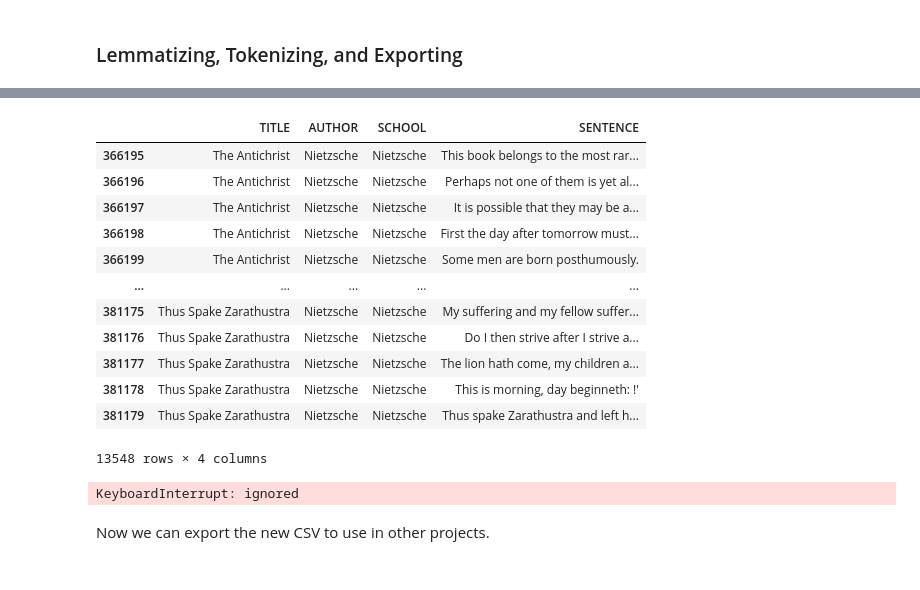
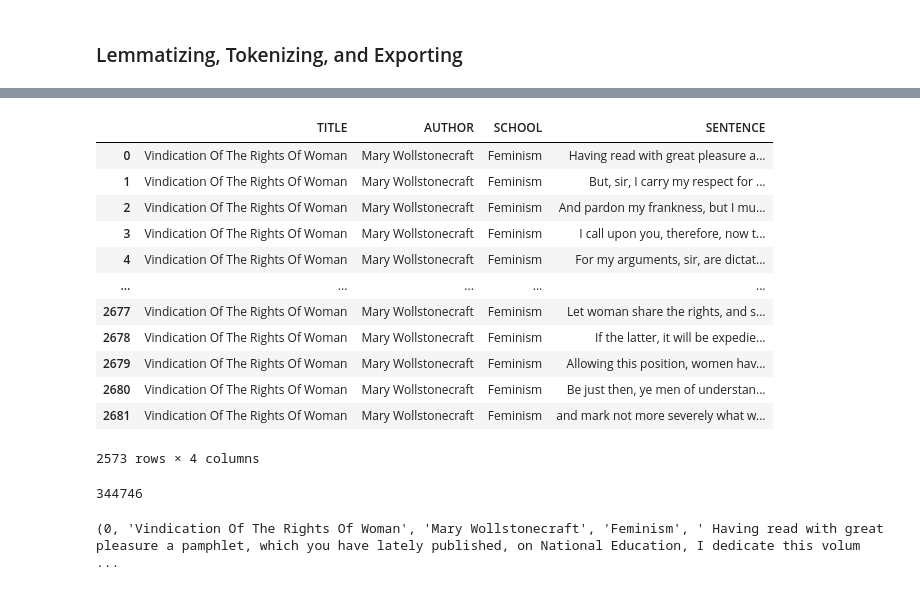
Before and after one commit to kcalizadeh/PDP_data_processing, a Jupyter notebook: data_load_clean_and_export.ipynb, the cells around one changed output, grey strips where cells are left out. Drawn from its saved outputs; the diff is of its cells as text; code cells hidden in the pictures.

Commit message:
Adding Mary Wollstonecraft

```diff
--- a/data_load_clean_and_export.ipynb
+++ b/data_load_clean_and_export.ipynb
@@ -856,0 +850,6 @@ df[df['author']=='Nietzsche'].sample(20)
+# %%
+# if you need to add only one text, use the function on the single dictionary
+df = from_raw_to_df(wollstonecraft_dict)
+
+pd.options.display.max_colwidth = 200
+df.sample(5)
@@ -1010,17 +975,17 @@ Deeper exploration of the duplicates reveals that Kant has a lot of doubles that
 
 To preserve the Kant, while also removing the irrelevant duplicates, we will remove both copies of all duplicates from texts other than the Kant's *Critique of Pure Reason*. For that text, we will remove the short duplicates and keep one copy of the longer ones, thus preserving the meaningful sentences.
 # %%
-non_kant_indexes = df[(df['title'] != 'critique of pure reason') &
-                       (df['sentence_str'].duplicated(keep=False))].index
-kant_short_indexes = df[(df['title'] == 'critique of pure reason') &
-                        (df['sentence_str'].duplicated(keep=False)) &
-                        (df['sentence_length'] < 40)].index
-kant_long_indexes = df[(df['title'] == 'critique of pure reason') &
-                        (df['sentence_str'].duplicated(keep='first')) &
-                        (df['sentence_length'] >= 40)].index
+# non_kant_indexes = df[(df['title'] != 'critique of pure reason') &
+#                        (df['sentence_str'].duplicated(keep=False))].index
+# kant_short_indexes = df[(df['title'] == 'critique of pure reason') &
+#                         (df['sentence_str'].duplicated(keep=False)) &
+#                         (df['sentence_length'] < 40)].index
+# kant_long_indexes = df[(df['title'] == 'critique of pure reason') &
+#                         (df['sentence_str'].duplicated(keep='first')) &
+#                         (df['sentence_length'] >= 40)].index
 
-indexes_to_drop = [non_kant_indexes, kant_short_indexes, kant_long_indexes]
-for index in indexes_to_drop:
-  df = df.drop(index)
+# indexes_to_drop = [non_kant_indexes, kant_short_indexes, kant_long_indexes]
+# for index in indexes_to_drop:
+#   df = df.drop(index)
 
-len(df)
+# len(df)
@@ -1061,5 +1010,5 @@ df[df['sentence_str'].str.contains('\sil\s')].sample(5)
 # %%
-df = df.drop(df[df['sentence_str'].str.contains('\sil\s')].index)
+# df = df.drop(df[df['sentence_str'].str.contains('\sil\s')].index)
 
 len(df)
 # %% [output]
@@ -1153,2 +1093,9 @@ df.sample(5)
+# %%
+# combine the dataframes
+# df = og_df.append(df)
+
+df['school'] = df['school'].apply(lambda x: x.title())
+df['author'] = df['author'].apply(lambda x: x.title())
+df['title'] = df['title'].apply(lambda x: x.title())
 # %%
 # check the new author's presence
@@ -1188,36 +1149,38 @@ for_db.sample(5)
 # %%
-for_db[for_db['AUTHOR']=='Nietzsche']
+for_db[for_db['AUTHOR']=='Mary Wollstonecraft']
 # %% [output]
 |  | TITLE | AUTHOR | SCHOOL | SENTENCE |
-| 366195 | The Antichrist | Nietzsche | Nietzsche | This book belongs to the most rar... |
-| 366196 | The Antichrist | Nietzsche | Nietzsche | Perhaps not one of them is yet al... |
-| 366197 | The Antichrist | Nietzsche | Nietzsche | It is possible that they may be a... |
-| 366198 | The Antichrist | Nietzsche | Nietzsche | First the day after tomorrow must... |
-| 366199 | The Antichrist | Nietzsche | Nietzsche | Some men are born posthumously. |
+| 0 | Vindication Of The Rights Of Woman | Mary Wollstonecraft | Feminism | Having read with great pleasure a... |
+| 1 | Vindication Of The Rights Of Woman | Mary Wollstonecraft | Feminism | But, sir, I carry my respect for ... |
+| 2 | Vindication Of The Rights Of Woman | Mary Wollstonecraft | Feminism | And pardon my frankness, but I mu... |
+| 3 | Vindication Of The Rights Of Woman | Mary Wollstonecraft | Feminism | I call upon you, therefore, now t... |
+| 4 | Vindication Of The Rights Of Woman | Mary Wollstonecraft | Feminism | For my arguments, sir, are dictat... |
 | ... | ... | ... | ... | ... |
-| 381175 | Thus Spake Zarathustra | Nietzsche | Nietzsche | My suffering and my fellow suffer... |
-| 381176 | Thus Spake Zarathustra | Nietzsche | Nietzsche | Do I then strive after I strive a... |
-| 381177 | Thus Spake Zarathustra | Nietzsche | Nietzsche | The lion hath come, my children a... |
-| 381178 | Thus Spake Zarathustra | Nietzsche | Nietzsche | This is morning, day beginneth: !' |
-| 381179 | Thus Spake Zarathustra | Nietzsche | Nietzsche | Thus spake Zarathustra and left h... |
+| 2677 | Vindication Of The Rights Of Woman | Mary Wollstonecraft | Feminism | Let woman share the rights, and s... |
+| 2678 | Vindication Of The Rights Of Woman | Mary Wollstonecraft | Feminism | If the latter, it will be expedie... |
+| 2679 | Vindication Of The Rights Of Woman | Mary Wollstonecraft | Feminism | Allowing this position, women hav... |
+| 2680 | Vindication Of The Rights Of Woman | Mary Wollstonecraft | Feminism | Be just then, ye men of understan... |
+| 2681 | Vindication Of The Rights Of Woman | Mary Wollstonecraft | Feminism | and mark not more severely what w... |
-13548 rows × 4 columns
+2573 rows × 4 columns
+# %%
+len(for_db)
+# %% [output]
+344746
 # %%
 #importing sql library
 from sqlalchemy import create_engine
 
 # create a reference
 # for sql library
-engine = create_engine(,
+engine = create_engine(URL,
                        echo = False)
 
 # attach the data frame to the sql
-for_db[for_db['AUTHOR']=='Nietzsche'].to_sql('phil_nlp',
+for_db[for_db['AUTHOR']=='Mary Wollstonecraft'].to_sql('phil_nlp',
                con = engine,
               if_exists='append')
 
 # # show the complete data
-print(engine.execute("""SELECT * FROM phil_nlp WHERE "AUTHOR" = 'Nietzsche'""").fetchone())
+print(engine.execute("""SELECT * FROM phil_nlp WHERE "AUTHOR" = 'Mary Wollstonecraft'""").fetchone())
 # %% [output]
-KeyboardInterrupt: ignored
+(0, 'Vindication Of The Rights Of Woman', 'Mary Wollstonecraft', 'Feminism', ' Having read with great pleasure a pamphlet, which you have lately published, on National Education, I dedicate this volum ...
-# %% [markdown]
-Now we can export the new CSV to use in other projects.
```
Also changed, not shown: parts of 49 cells of this notebook.
